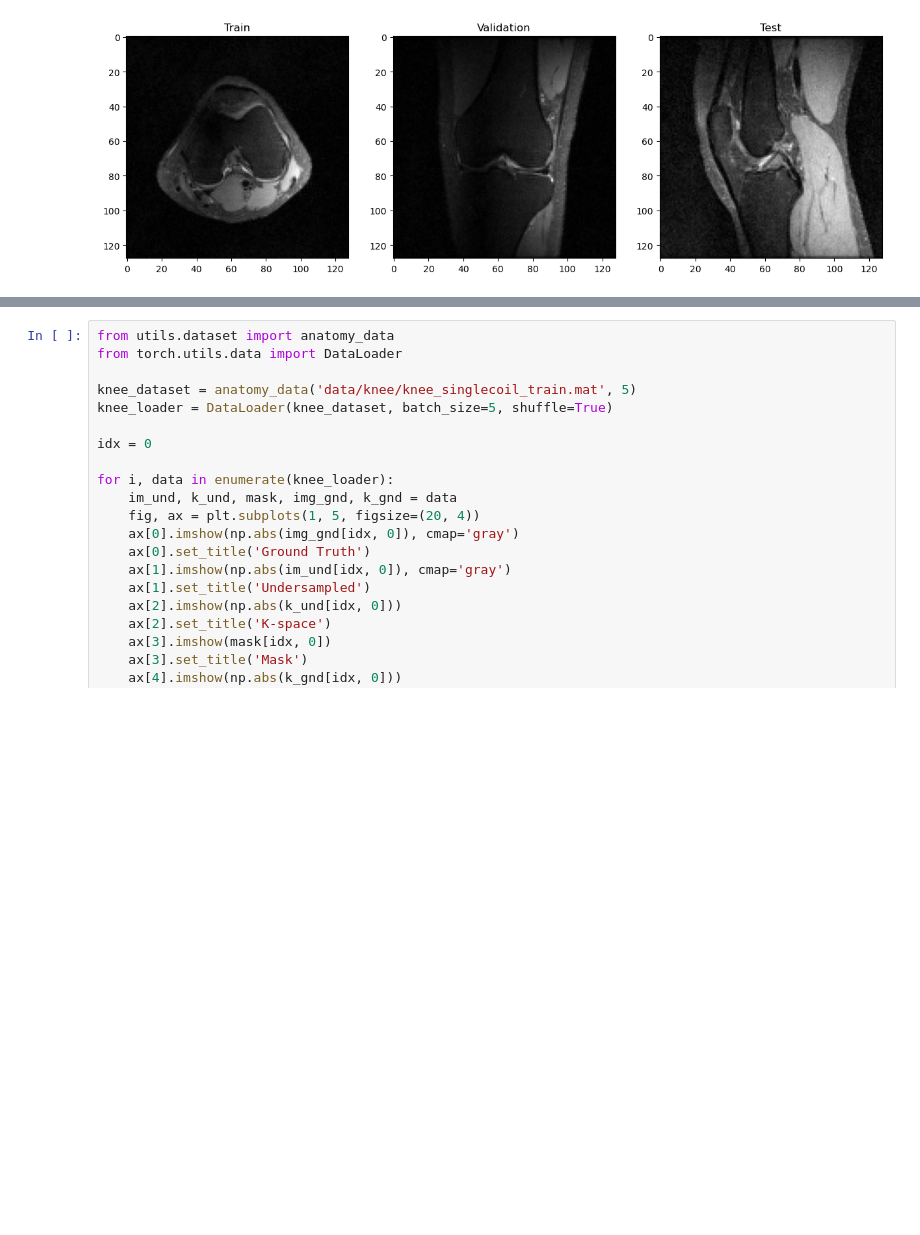
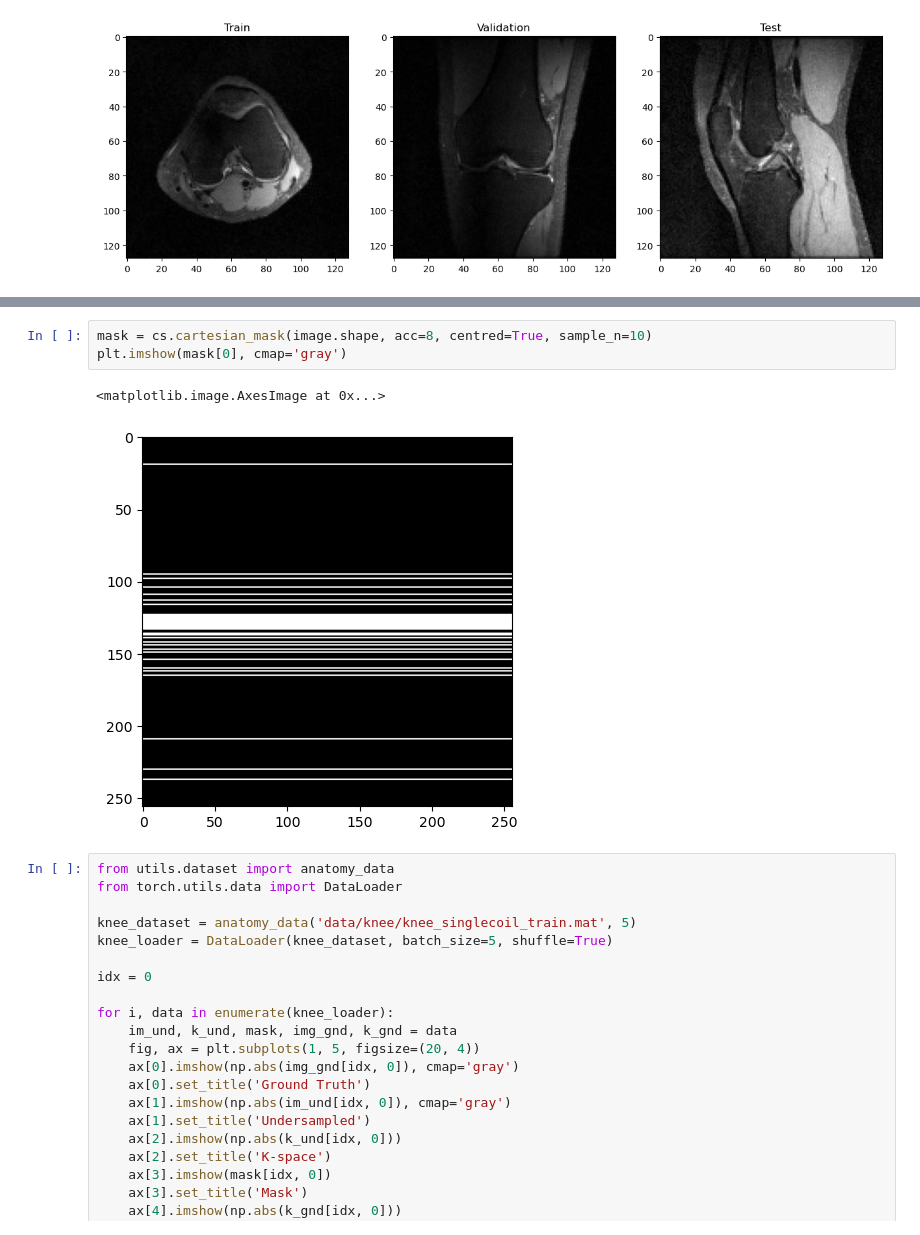
Before and after one commit to chrisdcs/Transfer-Learning-Medical-Imaging-Reconstruction, a Jupyter notebook: first_look.ipynb, the cells around one changed output, grey strips where cells are left out. Drawn from its saved outputs; the diff is of its cells as text; blank space fills up the shorter version.

```diff
--- a/first_look.ipynb
+++ b/first_look.ipynb
@@ -82,3 +93,9 @@ print(np.abs(k_und).max())
+# %%
+mask = cs.cartesian_mask(image.shape, acc=8, centred=True, sample_n=10)
+plt.imshow(mask[0], cmap='gray')
+# %% [output]
+<matplotlib.image.AxesImage at 0x...>
+[figure, added]
 # %%
 from utils.dataset import anatomy_data
 from torch.utils.data import DataLoader
```
Also changed, not shown: parts of 2 cells of this notebook, 1 other file.
